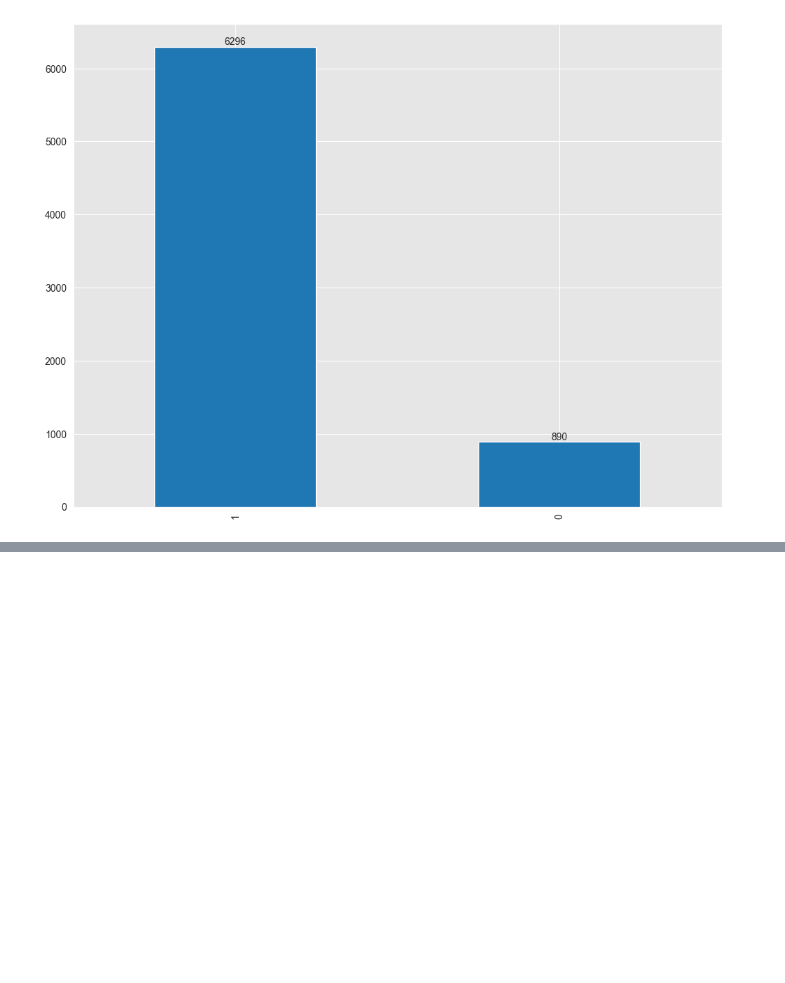
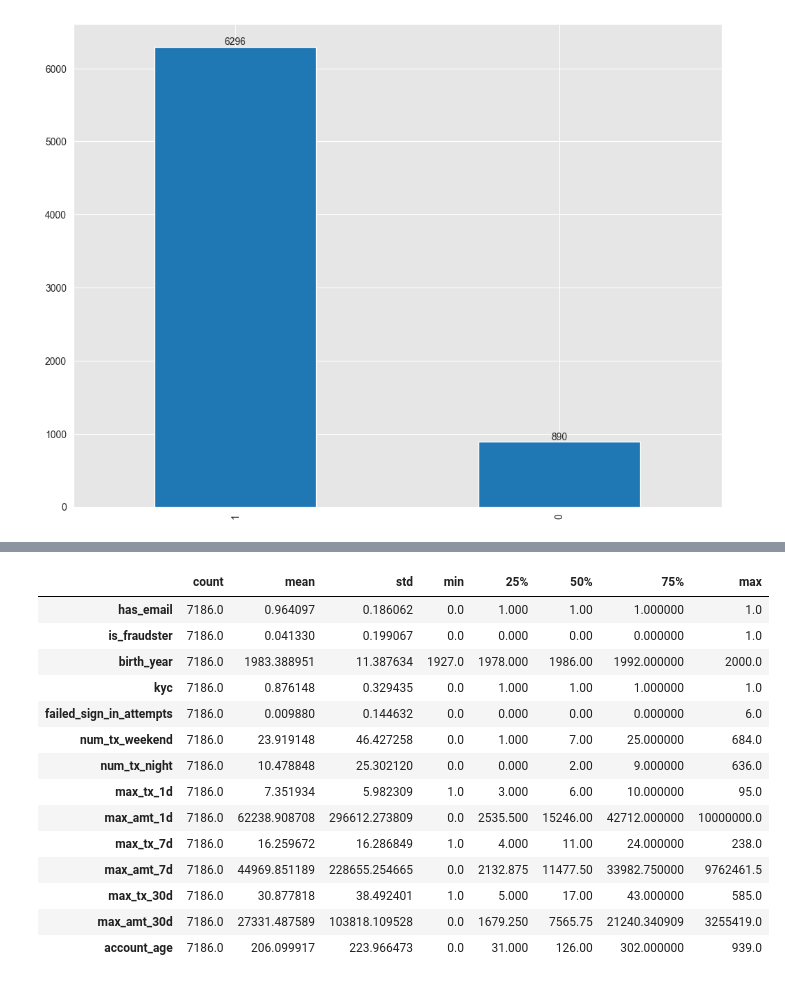
Before and after one commit to karthikvadlamani/revolut-fraudsters-detection, a Jupyter notebook: revolut_fraudsters_detection.ipynb, the cells around one changed output, grey strips where cells are left out. Drawn from its saved outputs; the diff is of its cells as text; code cells hidden in the pictures; blank space fills up the shorter version.

```diff
--- a/revolut_fraudsters_detection.ipynb
+++ b/revolut_fraudsters_detection.ipynb
@@ -314,0 +305,18 @@ df_final.head()
+# %%
+df_final.describe().T
+# %% [output]
+|  | count | mean | std | min | 25% | 50% | 75% | max |
+| has_email | 7186.0 | 0.964097 | 0.186062 | 0.0 | 1.000 | 1.00 | 1.000000 | 1.0 |
+| is_fraudster | 7186.0 | 0.041330 | 0.199067 | 0.0 | 0.000 | 0.00 | 0.000000 | 1.0 |
+| birth_year | 7186.0 | 1983.388951 | 11.387634 | 1927.0 | 1978.000 | 1986.00 | 1992.000000 | 2000.0 |
+| kyc | 7186.0 | 0.876148 | 0.329435 | 0.0 | 1.000 | 1.00 | 1.000000 | 1.0 |
+| failed_sign_in_attempts | 7186.0 | 0.009880 | 0.144632 | 0.0 | 0.000 | 0.00 | 0.000000 | 6.0 |
+| num_tx_weekend | 7186.0 | 23.919148 | 46.427258 | 0.0 | 1.000 | 7.00 | 25.000000 | 684.0 |
+| num_tx_night | 7186.0 | 10.478848 | 25.302120 | 0.0 | 0.000 | 2.00 | 9.000000 | 636.0 |
+| max_tx_1d | 7186.0 | 7.351934 | 5.982309 | 1.0 | 3.000 | 6.00 | 10.000000 | 95.0 |
+| max_amt_1d | 7186.0 | 62238.908708 | 296612.273809 | 0.0 | 2535.500 | 15246.00 | 42712.000000 | 10000000.0 |
+| max_tx_7d | 7186.0 | 16.259672 | 16.286849 | 1.0 | 4.000 | 11.00 | 24.000000 | 238.0 |
+| max_amt_7d | 7186.0 | 44969.851189 | 228655.254665 | 0.0 | 2132.875 | 11477.50 | 33982.750000 | 9762461.5 |
+| max_tx_30d | 7186.0 | 30.877818 | 38.492401 | 1.0 | 5.000 | 17.00 | 43.000000 | 585.0 |
+| max_amt_30d | 7186.0 | 27331.487589 | 103818.109528 | 0.0 | 1679.250 | 7565.75 | 21240.340909 | 3255419.0 |
+| account_age | 7186.0 | 206.099917 | 223.966473 | 0.0 | 31.000 | 126.00 | 302.000000 | 939.0 |
```
Also changed, not shown: parts of 17 cells of this notebook.
